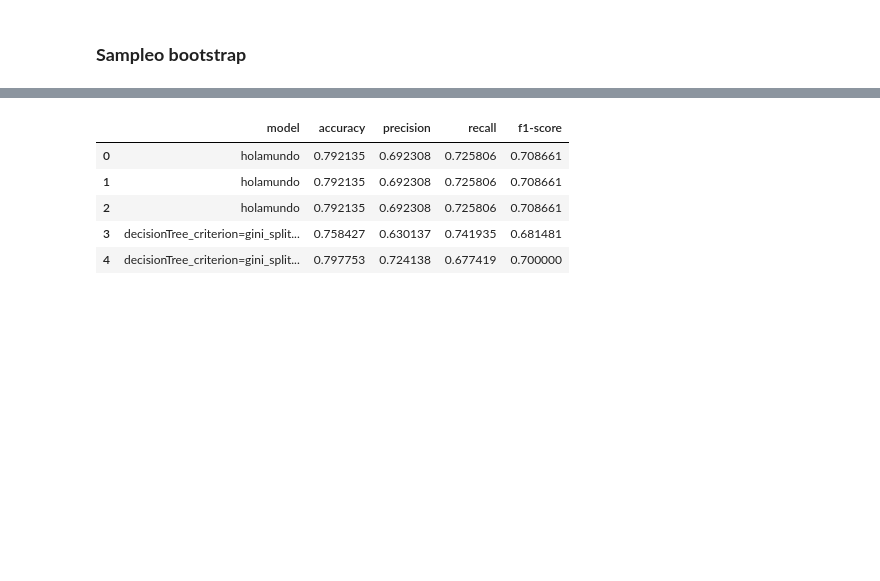
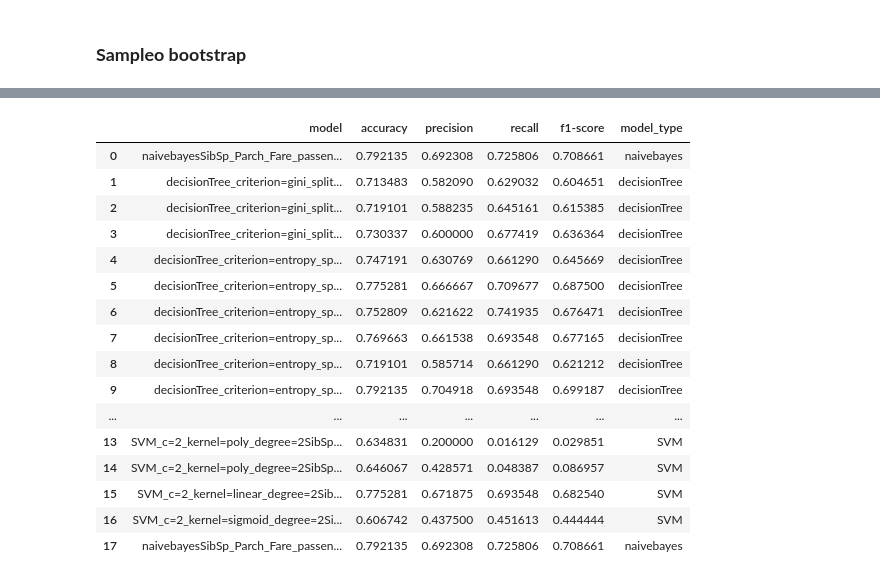
Before and after one commit to bhlr/statisticalLearning, a Jupyter notebook: proyecto1/proyecto.ipynb, the cells around one changed output, grey strips where cells are left out. Saved outputs shown, nothing was run; the diff lists cells and outputs as text; code cells hidden in the pictures; blank space fills up the shorter version.

```diff
--- a/proyecto1/proyecto.ipynb
+++ b/proyecto1/proyecto.ipynb
@@ -436,10 +483,21 @@ save metrics
 # %%
-results = pd.read_csv('results.csv',names=['model','accuracy','precision','recall','f1-score'])
-results.head()
+results = pd.read_csv('results.csv',names=['model','accuracy','precision','recall','f1-score','model_type'])
+results
 # %% [output]
-|  | model | accuracy | precision | recall | f1-score |
-| 0 | holamundo | 0.792135 | 0.692308 | 0.725806 | 0.708661 |
-| 1 | holamundo | 0.792135 | 0.692308 | 0.725806 | 0.708661 |
-| 2 | holamundo | 0.792135 | 0.692308 | 0.725806 | 0.708661 |
-| 3 | decisionTree_criterion=gini_split... | 0.758427 | 0.630137 | 0.741935 | 0.681481 |
-| 4 | decisionTree_criterion=gini_split... | 0.797753 | 0.724138 | 0.677419 | 0.700000 |
+|  | model | accuracy | precision | recall | f1-score | model_type |
+| 0 | naivebayesSibSp_Parch_Fare_passen... | 0.792135 | 0.692308 | 0.725806 | 0.708661 | naivebayes |
+| 1 | decisionTree_criterion=gini_split... | 0.713483 | 0.582090 | 0.629032 | 0.604651 | decisionTree |
+| 2 | decisionTree_criterion=gini_split... | 0.719101 | 0.588235 | 0.645161 | 0.615385 | decisionTree |
+| 3 | decisionTree_criterion=gini_split... | 0.730337 | 0.600000 | 0.677419 | 0.636364 | decisionTree |
+| 4 | decisionTree_criterion=entropy_sp... | 0.747191 | 0.630769 | 0.661290 | 0.645669 | decisionTree |
+| 5 | decisionTree_criterion=entropy_sp... | 0.775281 | 0.666667 | 0.709677 | 0.687500 | decisionTree |
+| 6 | decisionTree_criterion=entropy_sp... | 0.752809 | 0.621622 | 0.741935 | 0.676471 | decisionTree |
+| 7 | decisionTree_criterion=entropy_sp... | 0.769663 | 0.661538 | 0.693548 | 0.677165 | decisionTree |
+| 8 | decisionTree_criterion=entropy_sp... | 0.719101 | 0.585714 | 0.661290 | 0.621212 | decisionTree |
+| 9 | decisionTree_criterion=entropy_sp... | 0.792135 | 0.704918 | 0.693548 | 0.699187 | decisionTree |
+| ... | ... | ... | ... | ... | ... | ... |
+| 13 | SVM_c=2_kernel=poly_degree=2SibSp... | 0.634831 | 0.200000 | 0.016129 | 0.029851 | SVM |
+| 14 | SVM_c=2_kernel=poly_degree=2SibSp... | 0.646067 | 0.428571 | 0.048387 | 0.086957 | SVM |
+| 15 | SVM_c=2_kernel=linear_degree=2Sib... | 0.775281 | 0.671875 | 0.693548 | 0.682540 | SVM |
+| 16 | SVM_c=2_kernel=sigmoid_degree=2Si... | 0.606742 | 0.437500 | 0.451613 | 0.444444 | SVM |
+| 17 | naivebayesSibSp_Parch_Fare_passen... | 0.792135 | 0.692308 | 0.725806 | 0.708661 | naivebayes |
```
Also changed, not shown: parts of 10 cells of this notebook.
